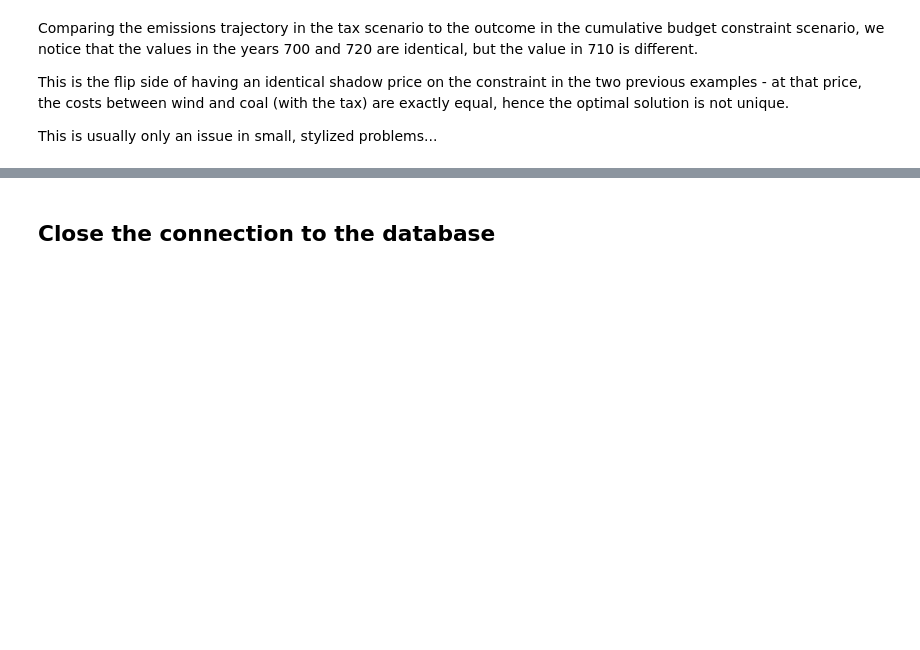
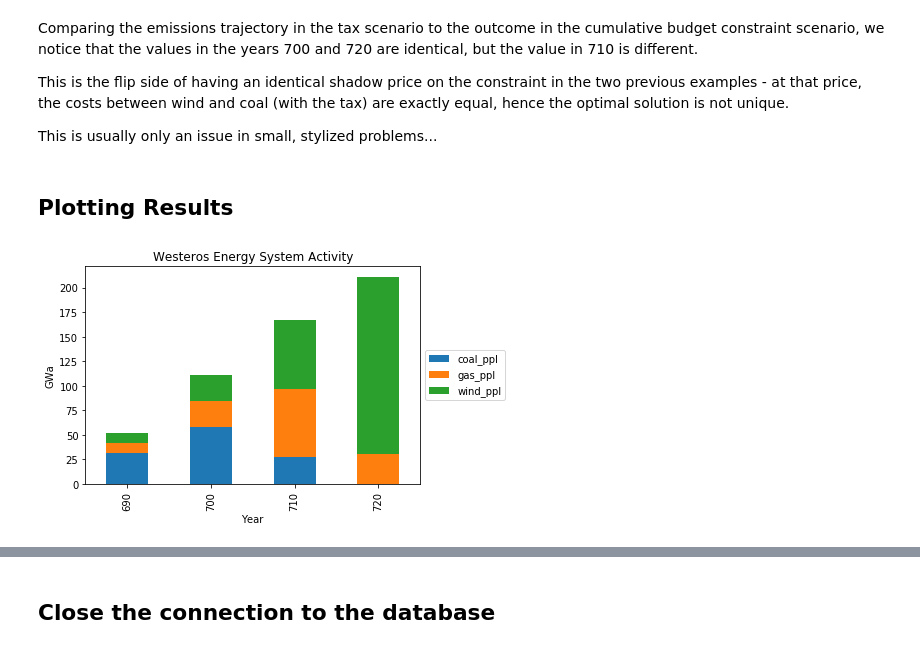
Before and after one commit to iiasa/message_ix, a Jupyter notebook: tutorial/westeros/westeros_emissions_taxes.ipynb, the cells around one changed output, grey strips where cells are left out. Cells and saved outputs as stored; diff of their text form; code cells hidden in the pictures; blank space fills up the shorter version.

```diff
--- a/tutorial/westeros/westeros_emissions_taxes.ipynb
+++ b/tutorial/westeros/westeros_emissions_taxes.ipynb
@@ -78,14 +94,14 @@ scen_tax.add_cat('emission', 'GHG', 'CO2')
 scen_tax.add_par('emission_factor', scen_bd.par('emission_factor'))
 # %%
 scen_tax.add_set('type_year', [700, 710, 720])
-
+horizon = scen_tax.set('type_year')
 base_tax_emission = {
-    'node': 'Westeros',
-    'type_year': [700, 710, 720],
-    'type_tec': 'all',
-    'unit': 'tCO2',
-    'type_emission': 'GHG',
-    'value': emission_prices.lvl
+        'node': 'Westeros',
+        'type_emission': 'GHG',
+        'type_year': horizon,
+        'type_tec': 'all',
+        'value': 70.,
+        'unit': 'USD/tCO2',
 }
 
 tax_emission = make_df(base_tax_emission)
@@ -102,3 +123,12 @@ Comparing the emissions trajectory in the tax scenario to the outcome in the cum
 This is the flip side of having an identical shadow price on the constraint in the two previous examples - at that price, the costs between wind and coal (with the tax) are exactly equal, hence the optimal solution is not unique.
 
 This is usually only an issue in small, stylized problems...
+# %% [markdown]
+## Plotting Results
+# %%
+from tools import Plots
+p = Plots(scen_tax, 'Westeros', firstyear=700)
+# %%
+p.plot_activity(baseyear=True, subset=['coal_ppl', 'gas_ppl', 'wind_ppl'])
+# %% [output]
+[figure, added]
```
Also changed, not shown: parts of 6 cells of this notebook, 2 other files.
